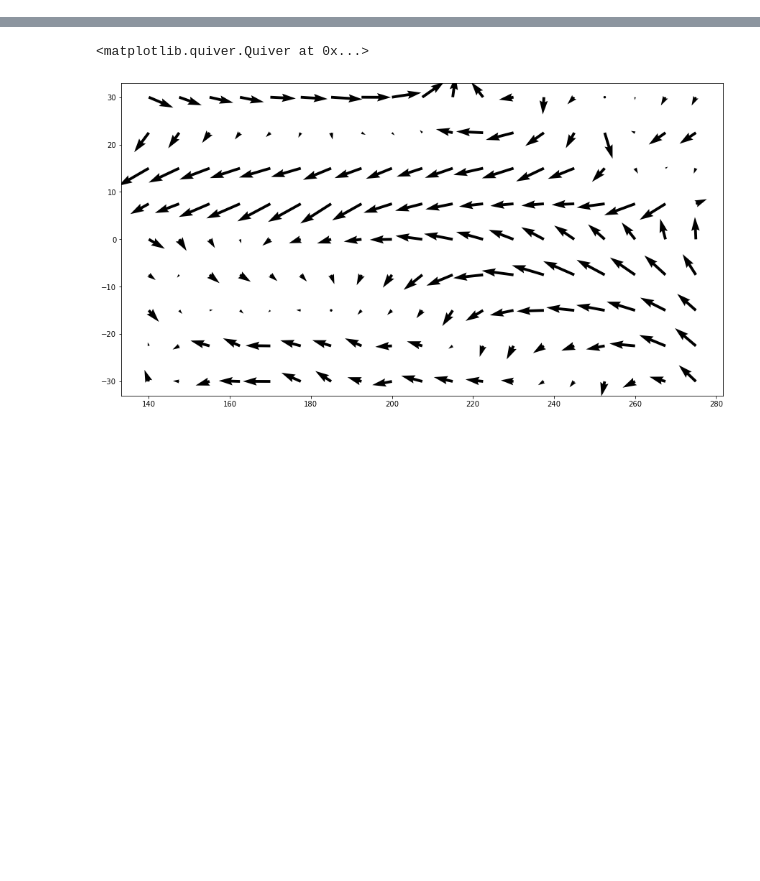
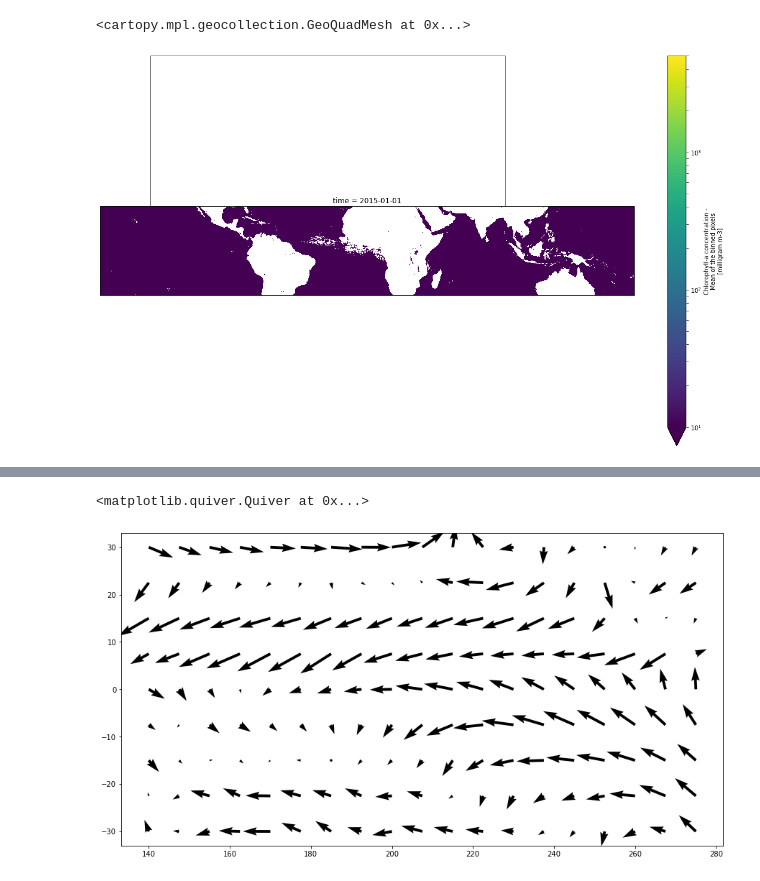
Before and after one commit to pocean23/MARN-5895-Final-Project, a Jupyter notebook: Final_Project.ipynb, the cells around one changed output, grey strips where cells are left out. Cells and saved outputs as stored; diff of their text form; code cells hidden in the pictures; blank space fills up the shorter version.

```diff
--- a/Final_Project.ipynb
+++ b/Final_Project.ipynb
@@ -88 +211,14 @@ Type:      method
+# %%
+
+
+fig = plt.figure(figsize=[20,12])
+gs = gridspec.GridSpec(2, 2,width_ratios=[3, 1])
+
+
+ax1 = plt.subplot(gs[0], projection=ccrs.PlateCarree())
+ax = plt.axes(projection=ccrs.PlateCarree(central_longitude=180))
+chl.plot(ax=ax, norm=mpl.colors.SymLogNorm(10), **k_map_kwargs)
+# %% [output]
+<cartopy.mpl.geocollection.GeoQuadMesh at 0x...>
+[figure, added]
 # %%
```
Also changed, not shown: parts of 33 cells of this notebook.
